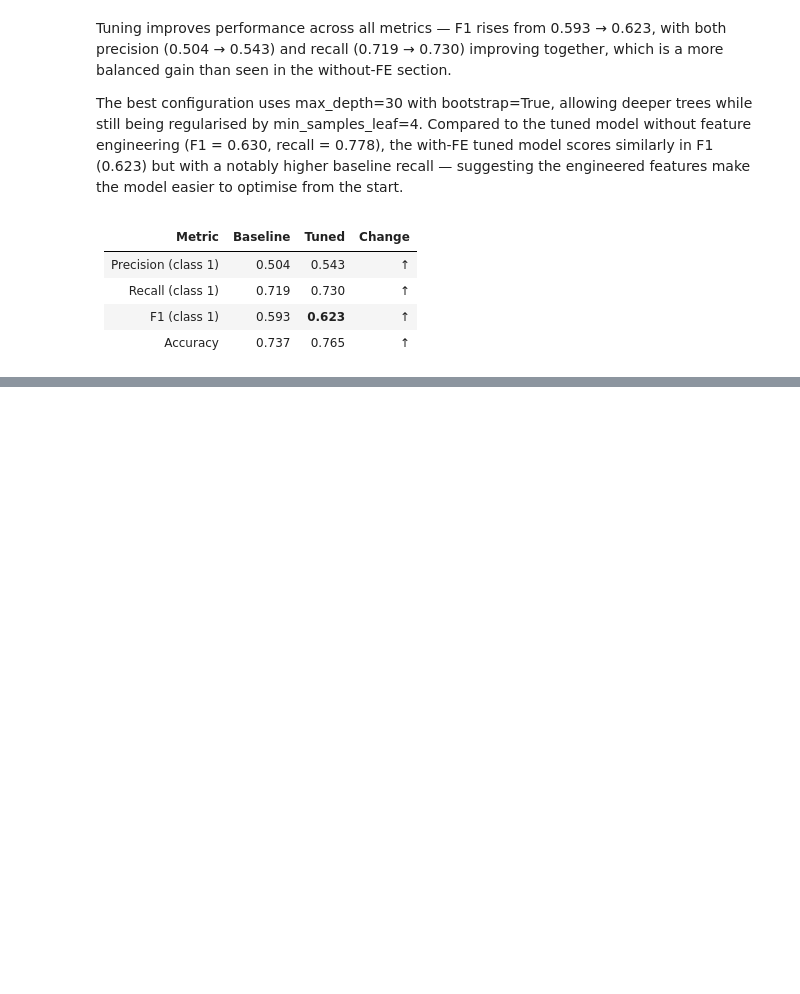
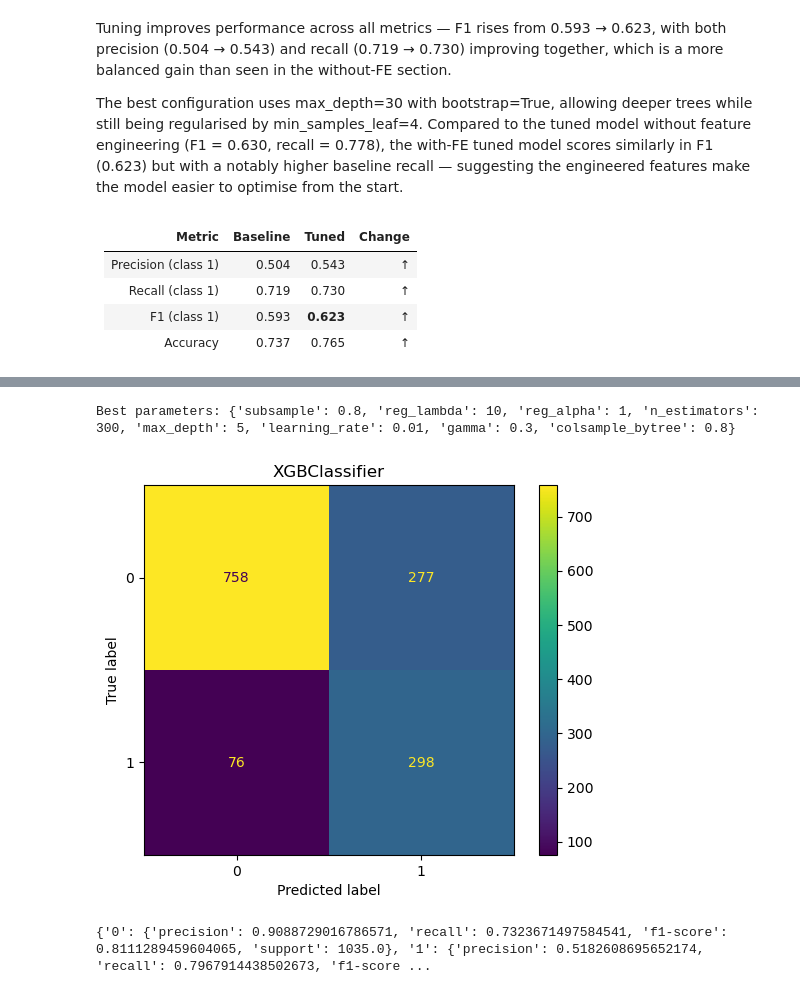
Before and after one commit to anarmsilva10/customer_churn, a Jupyter notebook: notebooks/04_models.ipynb, the cells around one changed output, grey strips where cells are left out. Cells and saved outputs as stored; diff of their text form; code cells hidden in the pictures; blank space fills up the shorter version.

```diff
--- a/notebooks/04_models.ipynb
+++ b/notebooks/04_models.ipynb
@@ -267,0 +323,8 @@ The best configuration uses max_depth=30 with bootstrap=True, allowing deeper tr
+# %%
+best_model, report = xgboost.model_tuning(X_train, X_test, y_train, y_test)
+
+print(report)
+# %% [output]
+Best parameters: {'subsample': 0.8, 'reg_lambda': 10, 'reg_alpha': 1, 'n_estimators': 300, 'max_depth': 5, 'learning_rate': 0.01, 'gamma': 0.3, 'colsample_bytree': 0.8}
+[figure, added]
+{'0': {'precision': 0.9088729016786571, 'recall': 0.7323671497584541, 'f1-score': 0.8111289459604065, 'support': 1035.0}, '1': {'precision': 0.5182608695652174, 'recall': 0.7967914438502673, 'f1-score ...
```
Also changed, not shown: parts of 13 cells of this notebook, 2 other files.
